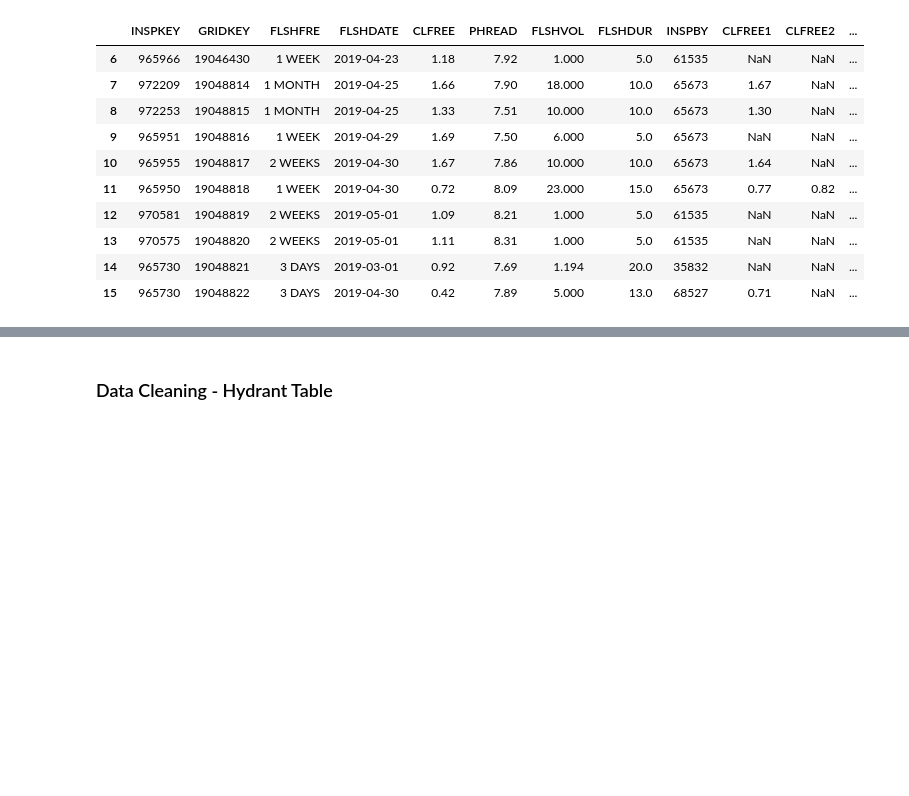
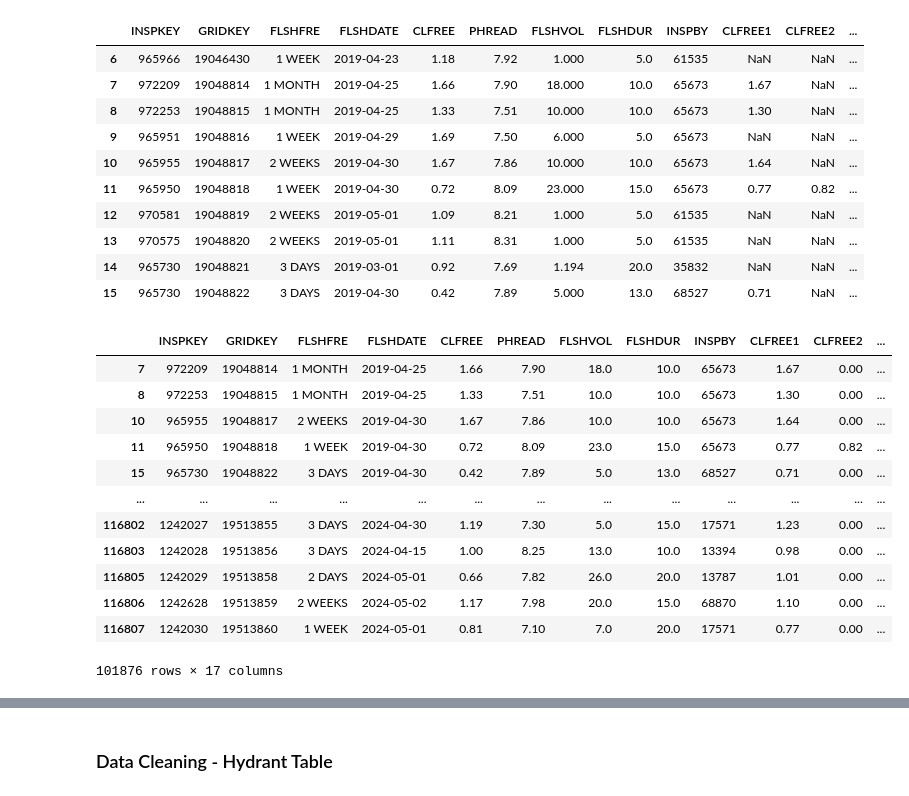
Before and after one commit to ellanguyen-rop/Flushing_Assignments, a Jupyter notebook: Flushing Analytics (1).ipynb, the cells around one changed output, grey strips where cells are left out. Drawn from its saved outputs; the diff is of its cells as text; code cells hidden in the pictures; blank space fills up the shorter version.

```diff
--- a/Flushing Analytics (1).ipynb
+++ b/Flushing Analytics (1).ipynb
@@ -93,0 +92,21 @@ copied_flushing_history_df.to_csv('historycheck.csv', index=False)
+# %%
+copied_flushing_history_df['CLFREE2'] = copied_flushing_history_df['CLFREE2'].fillna(0)
+# %%
+copied_flushing_history_df['CLFREEFINAL'] = np.where(copied_flushing_history_df['CLFREE2'] > 0, copied_flushing_history_df['CLFREE2'], copied_flushing_history_df['CLFREE1'])
+# %%
+copied_flushing_history_df = copied_flushing_history_df.dropna(subset=['CLFREEFINAL'])
+copied_flushing_history_df
+# %% [output]
+|  | INSPKEY | GRIDKEY | FLSHFRE | FLSHDATE | CLFREE | PHREAD | FLSHVOL | FLSHDUR | INSPBY | CLFREE1 | CLFREE2 | ... |
+| 7 | 972209 | 19048814 | 1 MONTH | 2019-04-25 | 1.66 | 7.90 | 18.0 | 10.0 | 65673 | 1.67 | 0.00 | ... |
+| 8 | 972253 | 19048815 | 1 MONTH | 2019-04-25 | 1.33 | 7.51 | 10.0 | 10.0 | 65673 | 1.30 | 0.00 | ... |
+| 10 | 965955 | 19048817 | 2 WEEKS | 2019-04-30 | 1.67 | 7.86 | 10.0 | 10.0 | 65673 | 1.64 | 0.00 | ... |
+| 11 | 965950 | 19048818 | 1 WEEK | 2019-04-30 | 0.72 | 8.09 | 23.0 | 15.0 | 65673 | 0.77 | 0.82 | ... |
+| 15 | 965730 | 19048822 | 3 DAYS | 2019-04-30 | 0.42 | 7.89 | 5.0 | 13.0 | 68527 | 0.71 | 0.00 | ... |
+| ... | ... | ... | ... | ... | ... | ... | ... | ... | ... | ... | ... | ... |
+| 116802 | 1242027 | 19513855 | 3 DAYS | 2024-04-30 | 1.19 | 7.30 | 5.0 | 15.0 | 17571 | 1.23 | 0.00 | ... |
+| 116803 | 1242028 | 19513856 | 3 DAYS | 2024-04-15 | 1.00 | 8.25 | 13.0 | 10.0 | 13394 | 0.98 | 0.00 | ... |
+| 116805 | 1242029 | 19513858 | 2 DAYS | 2024-05-01 | 0.66 | 7.82 | 26.0 | 20.0 | 13787 | 1.01 | 0.00 | ... |
+| 116806 | 1242628 | 19513859 | 2 WEEKS | 2024-05-02 | 1.17 | 7.98 | 20.0 | 15.0 | 68870 | 1.10 | 0.00 | ... |
+| 116807 | 1242030 | 19513860 | 1 WEEK | 2024-05-01 | 0.81 | 7.10 | 7.0 | 20.0 | 17571 | 0.77 | 0.00 | ... |
+101876 rows × 17 columns
```
Also changed, not shown: parts of 29 cells of this notebook, 3 other files.
